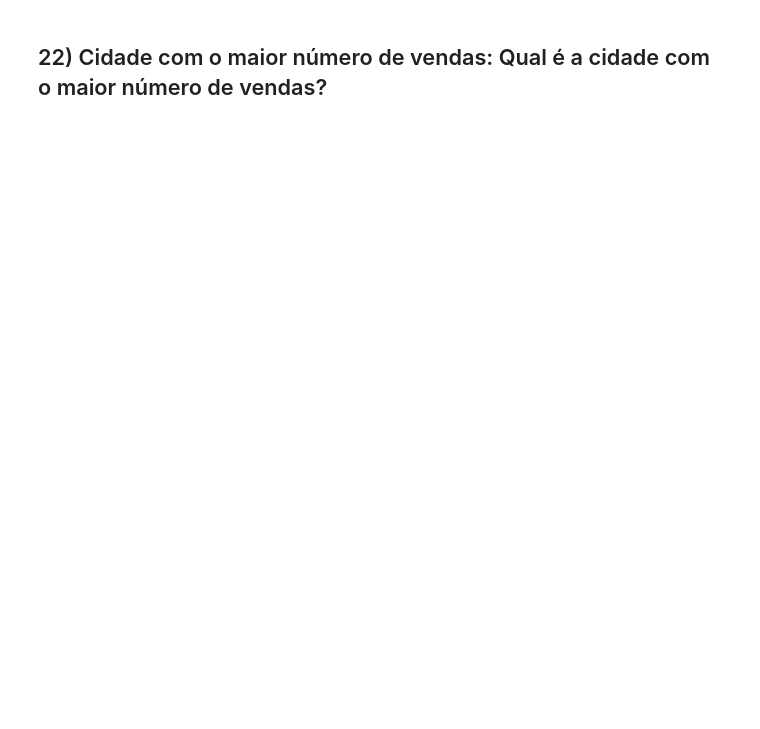
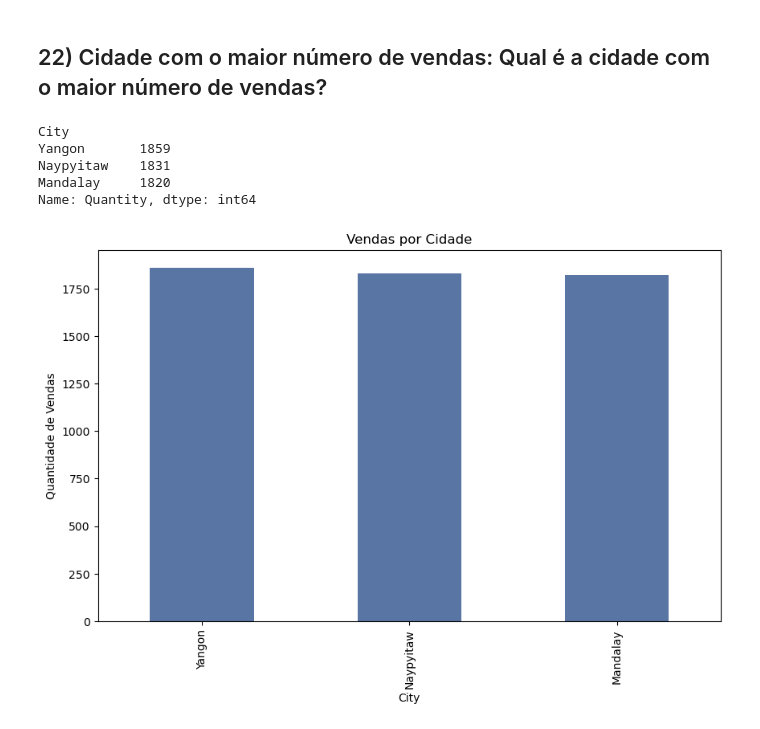
Before and after one commit to leonildolinck/ada-projeto-tecnicas-de-programacao, a Jupyter notebook: Projeto-Notebook.ipynb, the cells around one changed output. Cells and saved outputs as stored; diff of their text form; code cells hidden in the pictures; blank space fills up the shorter version.

```diff
--- a/Projeto-Notebook.ipynb
+++ b/Projeto-Notebook.ipynb
@@ -1075,2 +1201,18 @@ plt.show()
 # %% [markdown]
 ## 22) Cidade com o maior número de vendas: Qual é a cidade com o maior número de vendas?
+# %%
+vendas_cidade = df.groupby('City')['Quantity'].sum().sort_values(ascending=False)
+print(vendas_cidade)
+# %% [output]
+City
+Yangon       1859
+Naypyitaw    1831
+Mandalay     1820
+Name: Quantity, dtype: int64
+# %%
+vendas_cidade.plot(kind='bar', figsize=(10, 6), color='#5975A4')
+plt.title('Vendas por Cidade')
+plt.ylabel('Quantidade de Vendas')
+plt.show()
+# %% [output]
+[figure, added]
```
Also changed, not shown: parts of 15 cells of this notebook.
